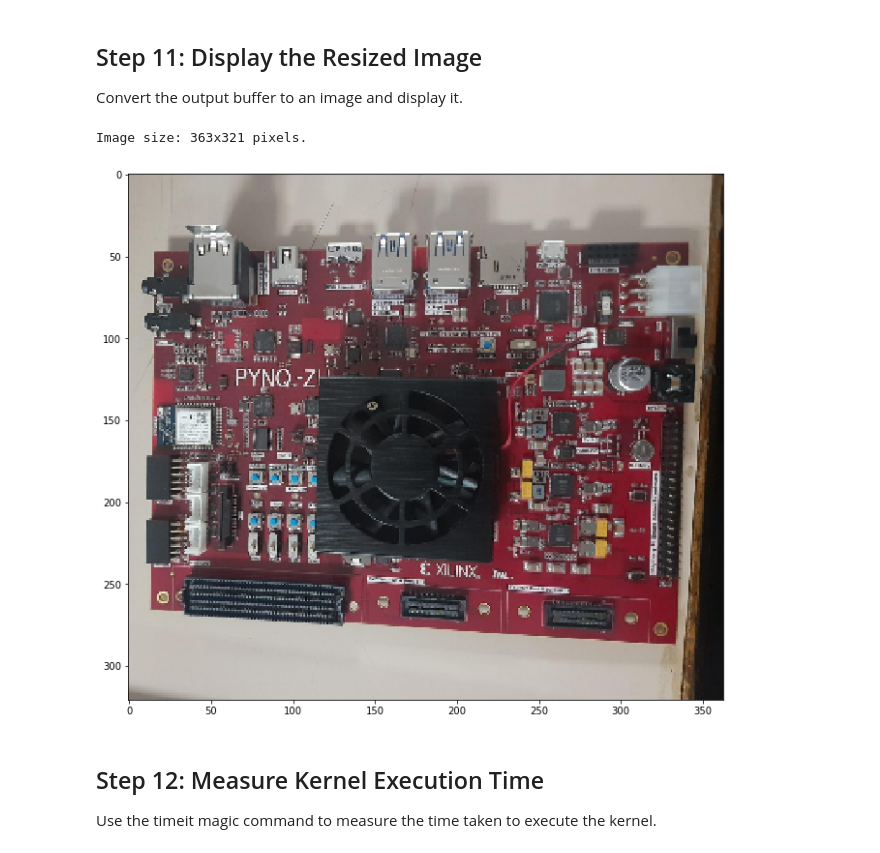
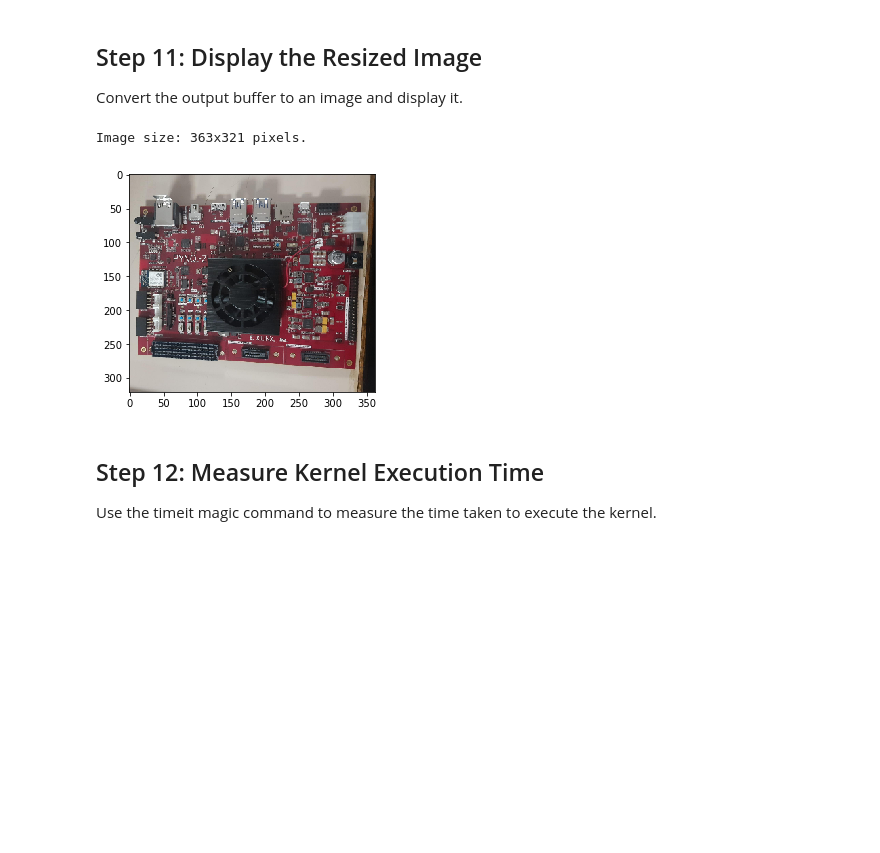
Before and after one commit to DanishkB8/PYNQ_Danishk, a Jupyter notebook: projects/resizer/hard_resize.ipynb, the cells around one changed output. Drawn from its saved outputs; the diff is of its cells as text; code cells hidden in the pictures; blank space fills up the shorter version.

```diff
--- a/projects/resizer/hard_resize.ipynb
+++ b/projects/resizer/hard_resize.ipynb
@@ -96,11 +95,11 @@ resized_image = Image.fromarray(out_buffer)
 Convert the output buffer to an image and display it.
 # %%
 print("Image size: {}x{} pixels.".format(new_width, new_height))
-plt.figure(figsize=(12, 10));
+# plt.figure(figsize=(12, 10));
 _ = plt.imshow(resized_image)
 # %% [output]
 Image size: 363x321 pixels.
-[figure, old version]
+[figure, new version]
 # %% [markdown]
 ## Step 12: Measure Kernel Execution Time
 Use the timeit magic command to measure the time taken to execute the kernel.
```
Also changed, not shown: parts of 2 cells of this notebook.
